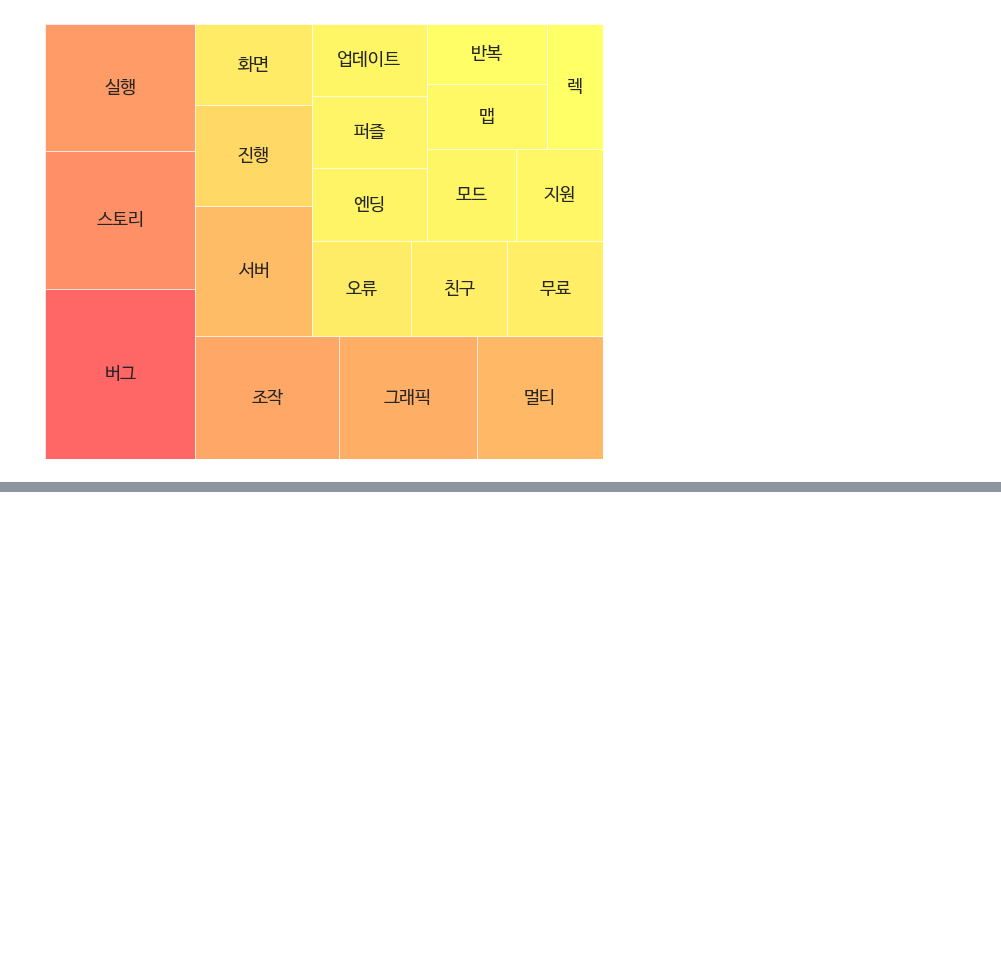
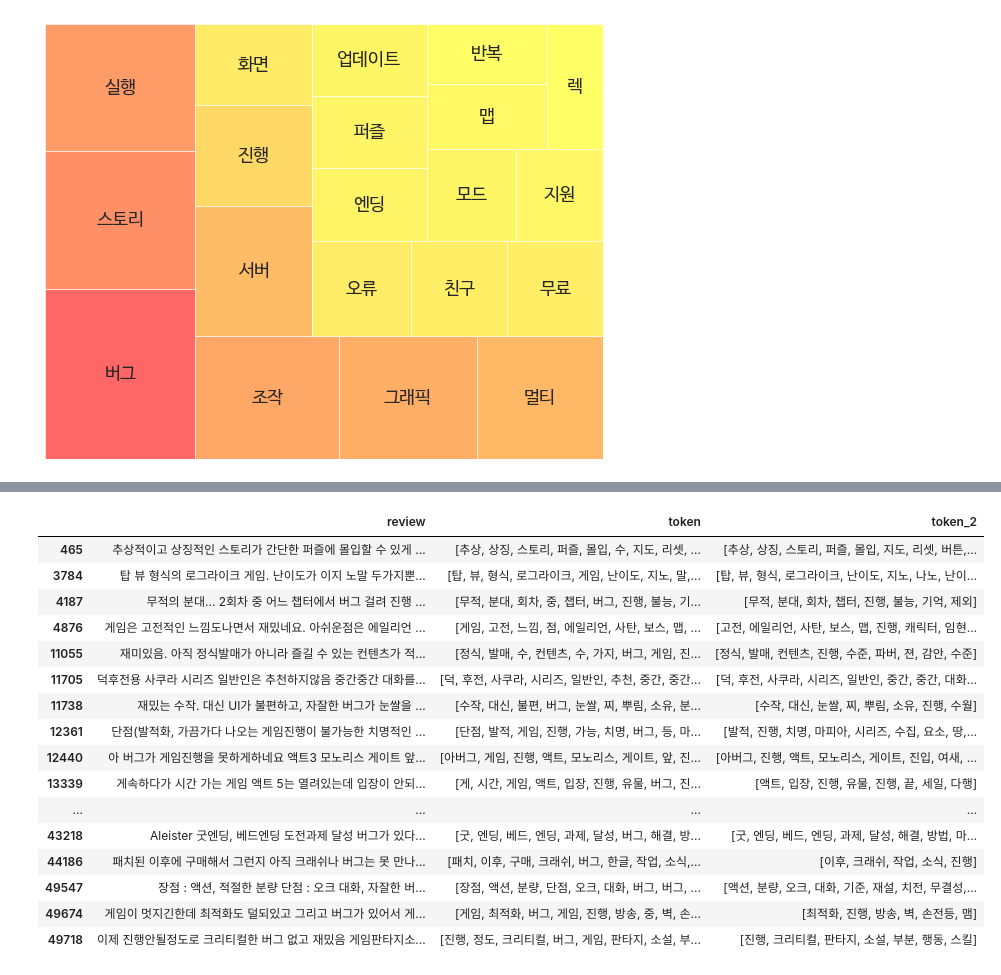
Before and after one commit to honeyd3wy/Sentiment-Classifier-with-KoELECTRA, a Jupyter notebook: text_mining.ipynb, the cells around one changed output, grey strips where cells are left out. Saved outputs shown, nothing was run; the diff lists cells and outputs as text; code cells hidden in the pictures; blank space fills up the shorter version.

```diff
--- a/text_mining.ipynb
+++ b/text_mining.ipynb
@@ -454,0 +517,22 @@ plt.show()
+# %%
+# '버그'가 들어간 liked_review 중 '진행'이 들어간 liked_review
+story_bug_liked = story_liked[story_liked['review'].str.contains('진행')]
+story_bug_liked
+# %% [output]
+|  | review | token | token_2 |
+| 465 | 추상적이고 상징적인 스토리가 간단한 퍼즐에 몰입할 수 있게 ... | [추상, 상징, 스토리, 퍼즐, 몰입, 수, 지도, 리셋, ... | [추상, 상징, 스토리, 퍼즐, 몰입, 지도, 리셋, 버튼,... |
+| 3784 | 탑 뷰 형식의 로그라이크 게임. 난이도가 이지 노말 두가지뿐... | [탑, 뷰, 형식, 로그라이크, 게임, 난이도, 지노, 말,... | [탑, 뷰, 형식, 로그라이크, 난이도, 지노, 나노, 난이... |
+| 4187 | 무적의 분대... 2회차 중 어느 챕터에서 버그 걸려 진행 ... | [무적, 분대, 회차, 중, 챕터, 버그, 진행, 불능, 기... | [무적, 분대, 회차, 챕터, 진행, 불능, 기억, 제외] |
+| 4876 | 게임은 고전적인 느낌도나면서 재밌네요. 아쉬운점은 에일리언 ... | [게임, 고전, 느낌, 점, 에일리언, 사탄, 보스, 맵, ... | [고전, 에일리언, 사탄, 보스, 맵, 진행, 캐릭터, 임현... |
+| 11055 | 재미있음. 아직 정식발매가 아니라 즐길 수 있는 컨텐츠가 적... | [정식, 발매, 수, 컨텐츠, 수, 가지, 버그, 게임, 진... | [정식, 발매, 컨텐츠, 진행, 수준, 파버, 젼, 감안, 수준] |
+| 11705 | 덕후전용 사쿠라 시리즈 일반인은 추천하지않음 중간중간 대화를... | [덕, 후전, 사쿠라, 시리즈, 일반인, 추천, 중간, 중간... | [덕, 후전, 사쿠라, 시리즈, 일반인, 중간, 중간, 대화... |
+| 11738 | 재밌는 수작. 대신 UI가 불편하고, 자잘한 버그가 눈쌀을 ... | [수작, 대신, 불편, 버그, 눈쌀, 찌, 뿌림, 소유, 분... | [수작, 대신, 눈쌀, 찌, 뿌림, 소유, 진행, 수월] |
+| 12361 | 단점(발적화, 가끔가다 나오는 게임진행이 불가능한 치명적인 ... | [단점, 발적, 게임, 진행, 가능, 치명, 버그, 등, 마... | [발적, 진행, 치명, 마피아, 시리즈, 수집, 요소, 땅,... |
+| 12440 | 아 버그가 게임진행을 못하게하네요 액트3 모노리스 게이트 앞... | [아버그, 게임, 진행, 액트, 모노리스, 게이트, 앞, 진... | [아버그, 진행, 액트, 모노리스, 게이트, 진입, 여새, ... |
+| 13339 | 게속하다가 시간 가는 게임 액트 5는 열려있는데 입장이 안되... | [게, 시간, 게임, 액트, 입장, 진행, 유물, 버그, 진... | [액트, 입장, 진행, 유물, 진행, 끝, 세일, 다행] |
+| ... | ... | ... | ... |
+| 43218 | Aleister 굿엔딩, 베드엔딩 도전과제 달성 버그가 있다... | [굿, 엔딩, 베드, 엔딩, 과제, 달성, 버그, 해결, 방... | [굿, 엔딩, 베드, 엔딩, 과제, 달성, 해결, 방법, 마... |
+| 44186 | 패치된 이후에 구매해서 그런지 아직 크래쉬나 버그는 못 만나... | [패치, 이후, 구매, 크래쉬, 버그, 한글, 작업, 소식,... | [이후, 크래쉬, 작업, 소식, 진행] |
+| 49547 | 장점 : 액션, 적절한 분량 단점 : 오크 대화, 자잘한 버... | [장점, 액션, 분량, 단점, 오크, 대화, 버그, 버그, ... | [액션, 분량, 오크, 대화, 기준, 재설, 치전, 무결성,... |
+| 49674 | 게임이 멋지긴한데 최적화도 덜되있고 그리고 버그가 있어서 게... | [게임, 최적화, 버그, 게임, 진행, 방송, 중, 벽, 손... | [최적화, 진행, 방송, 벽, 손전등, 맴] |
+| 49718 | 이제 진행안될정도로 크리티컬한 버그 없고 재밌음 게임판타지소... | [진행, 정도, 크리티컬, 버그, 게임, 판타지, 소설, 부... | [진행, 크리티컬, 판타지, 소설, 부분, 행동, 스킬] |
```
Also changed, not shown: parts of 18 cells of this notebook.
